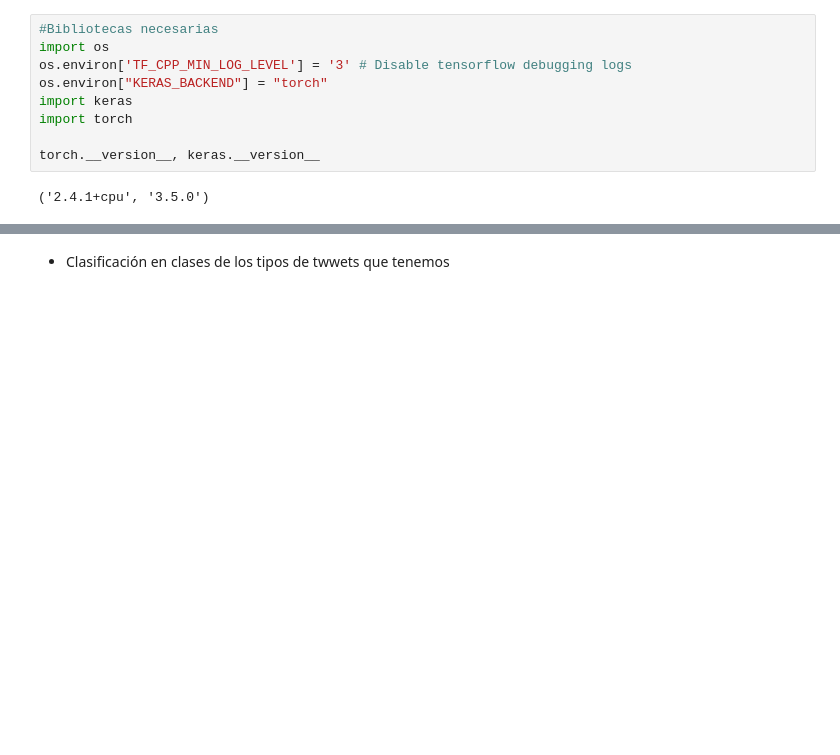
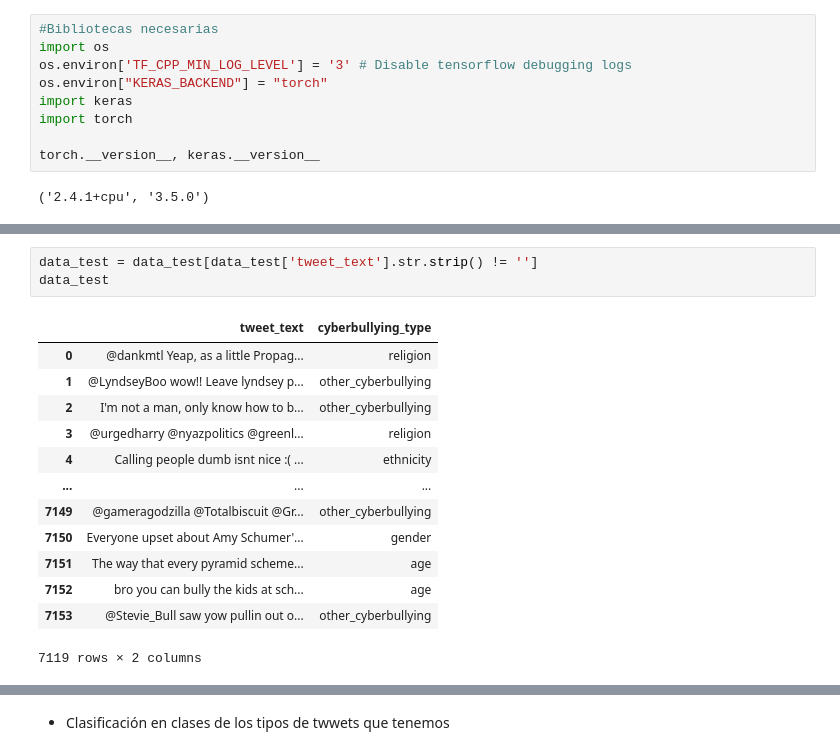
Before and after one commit to alejandro-ic-10/Natural-Language-Processing, a Jupyter notebook: deep/Programa2RedesNeuronales.ipynb, the cells around one changed output, grey strips where cells are left out. Cells and saved outputs as stored; diff of their text form; blank space fills up the shorter version.

```diff
--- a/deep/Programa2RedesNeuronales.ipynb
+++ b/deep/Programa2RedesNeuronales.ipynb
@@ -51,0 +118,17 @@ torch.__version__, keras.__version__
+# %%
+data_test = data_test[data_test['tweet_text'].str.strip() != '']
+data_test
+# %% [output]
+|  | tweet_text | cyberbullying_type |
+| 0 | @dankmtl Yeap, as a little Propag... | religion |
+| 1 | @LyndseyBoo wow!! Leave lyndsey p... | other_cyberbullying |
+| 2 | I'm not a man, only know how to b... | other_cyberbullying |
+| 3 | @urgedharry @nyazpolitics @greenl... | religion |
+| 4 | Calling people dumb isnt nice :( ... | ethnicity |
+| ... | ... | ... |
+| 7149 | @gameragodzilla @Totalbiscuit @Gr... | other_cyberbullying |
+| 7150 | Everyone upset about Amy Schumer'... | gender |
+| 7151 | The way that every pyramid scheme... | age |
+| 7152 | bro you can bully the kids at sch... | age |
+| 7153 | @Stevie_Bull saw yow pullin out o... | other_cyberbullying |
+7119 rows × 2 columns
```
Also changed, not shown: parts of 31 cells of this notebook, 1 other file.
